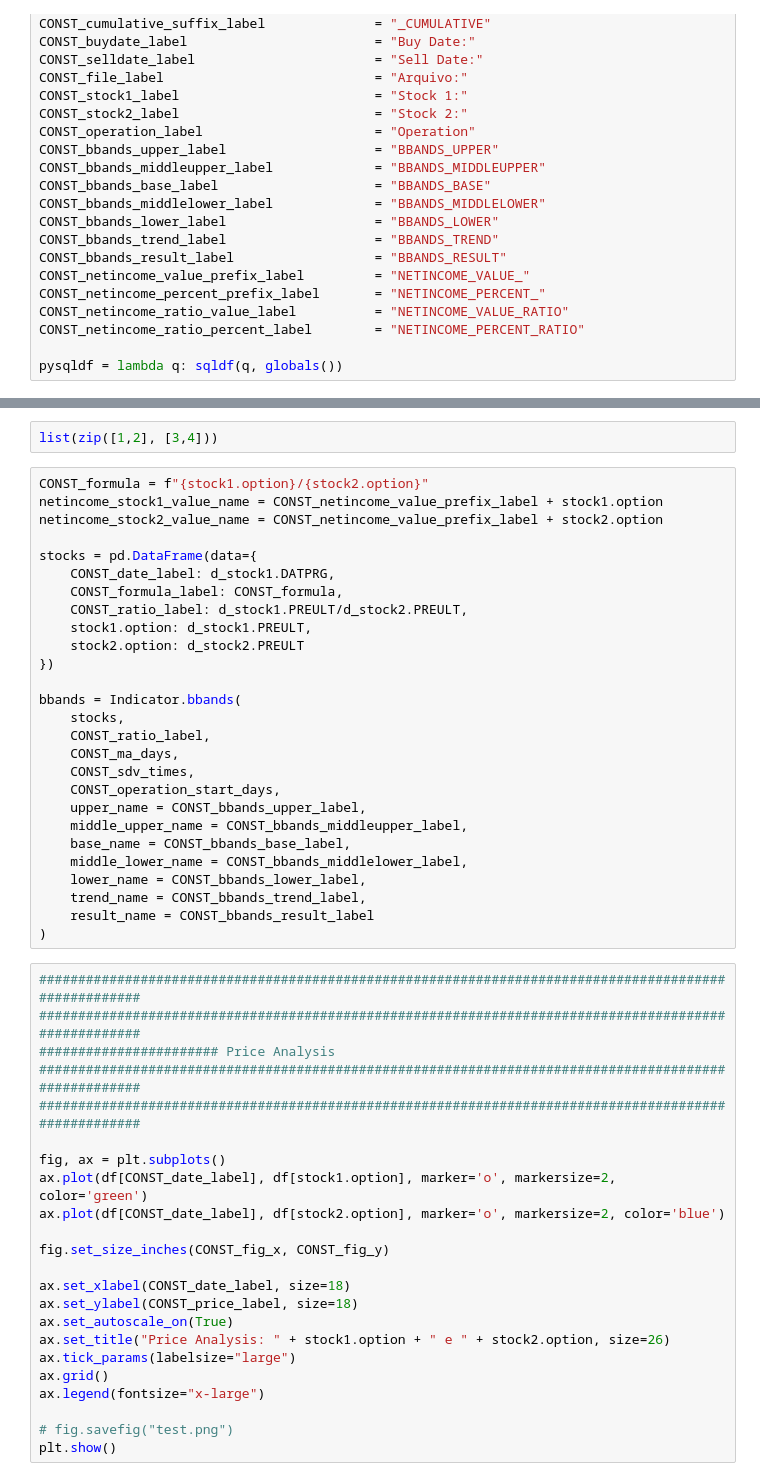
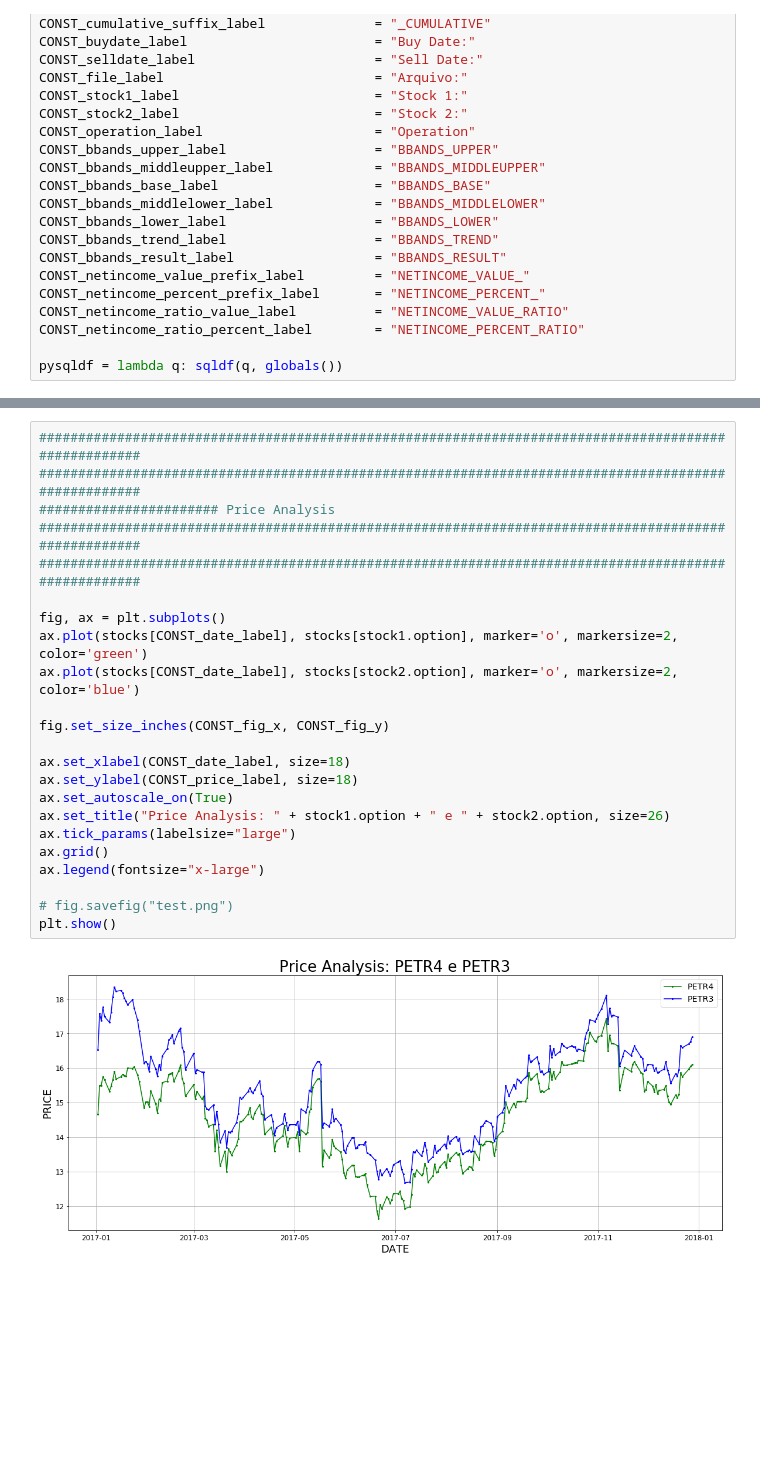
Before and after one commit to candreoliveira/bovespa, a Jupyter notebook: notebooks/Ratio Analysis.ipynb, the cells around one changed output, grey strips where cells are left out. Cells and saved outputs as stored; diff of their text form; blank space fills up the shorter version.

```diff
--- a/notebooks/Ratio Analysis.ipynb
+++ b/notebooks/Ratio Analysis.ipynb
@@ -355,52 +343,25 @@ SyntaxError: EOL while scanning string literal (<ipython-input-48-141a53aeac1c>,
-# %%
-list(zip([1,2], [3,4]))
-# %%
-CONST_formula = f"{stock1.option}/{stock2.option}"
-netincome_stock1_value_name = CONST_netincome_value_prefix_label + stock1.option
-netincome_stock2_value_name = CONST_netincome_value_prefix_label + stock2.option
-
-stocks = pd.DataFrame(data={
-    CONST_date_label: d_stock1.DATPRG,
-    CONST_formula_label: CONST_formula,
-    CONST_ratio_label: d_stock1.PREULT/d_stock2.PREULT,
-    stock1.option: d_stock1.PREULT,
-    stock2.option: d_stock2.PREULT
-})
-
-bbands = Indicator.bbands(
-    stocks,
-    CONST_ratio_label,
-    CONST_ma_days,
-    CONST_sdv_times,
-    CONST_operation_start_days,
-    upper_name = CONST_bbands_upper_label,
-    middle_upper_name = CONST_bbands_middleupper_label,
-    base_name = CONST_bbands_base_label,
-    middle_lower_name = CONST_bbands_middlelower_label,
-    lower_name = CONST_bbands_lower_label,
-    trend_name = CONST_bbands_trend_label,
-    result_name = CONST_bbands_result_label
-)
 # %%
 #####################################################################################################
 #####################################################################################################
 ####################### Price Analysis
 #####################################################################################################
 #####################################################################################################
 
 fig, ax = plt.subplots()
-ax.plot(df[CONST_date_label], df[stock1.option], marker='o', markersize=2, color='green')
-ax.plot(df[CONST_date_label], df[stock2.option], marker='o', markersize=2, color='blue')
+ax.plot(stocks[CONST_date_label], stocks[stock1.option], marker='o', markersize=2, color='green')
+ax.plot(stocks[CONST_date_label], stocks[stock2.option], marker='o', markersize=2, color='blue')
 
 fig.set_size_inches(CONST_fig_x, CONST_fig_y)
 
 ax.set_xlabel(CONST_date_label, size=18)
 ax.set_ylabel(CONST_price_label, size=18)
 ax.set_autoscale_on(True)
 ax.set_title("Price Analysis: " + stock1.option + " e " + stock2.option, size=26)
 ax.tick_params(labelsize="large")
 ax.grid()
 ax.legend(fontsize="x-large")
 
 # fig.savefig("test.png")
 plt.show()
+# %% [output]
+[figure, added]
```
Also changed, not shown: parts of 10 cells of this notebook.
